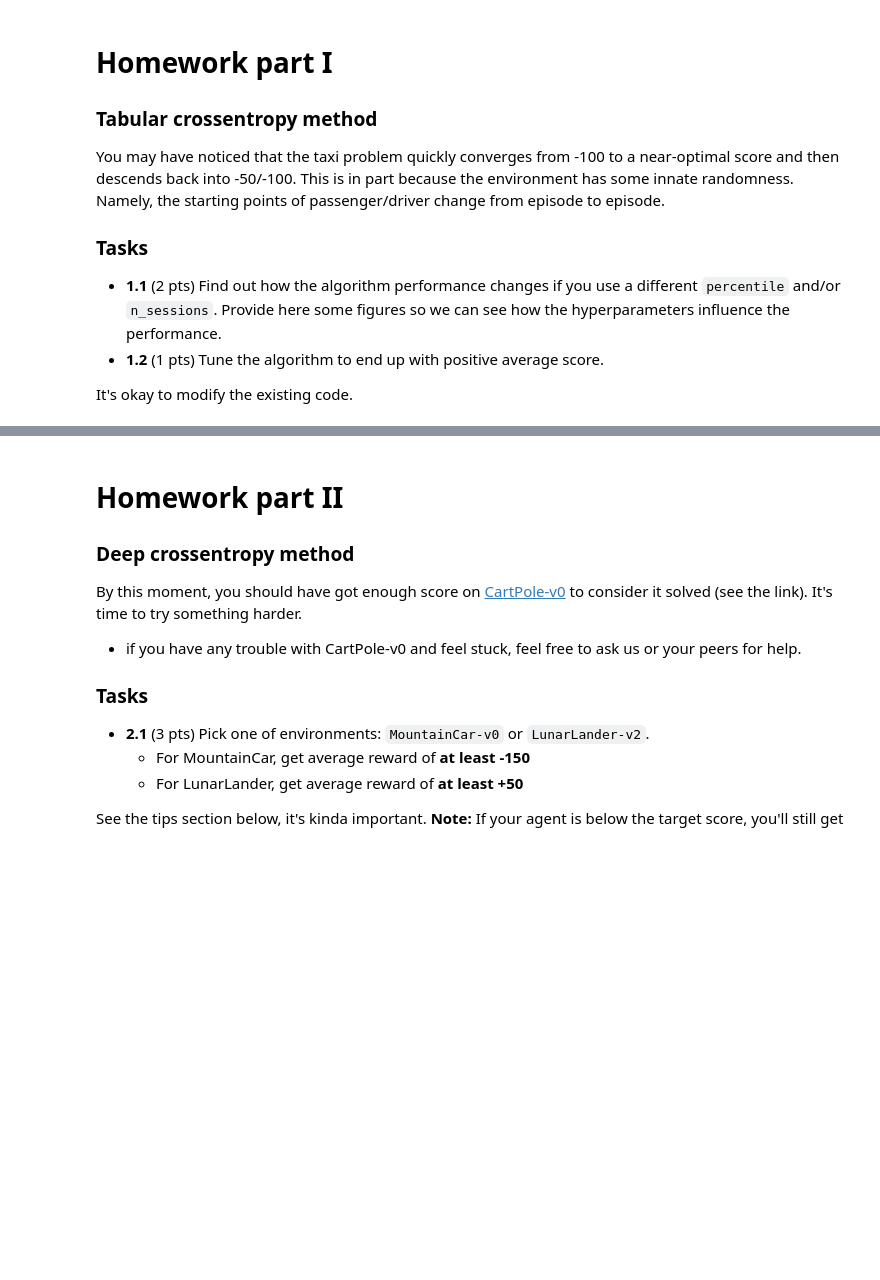
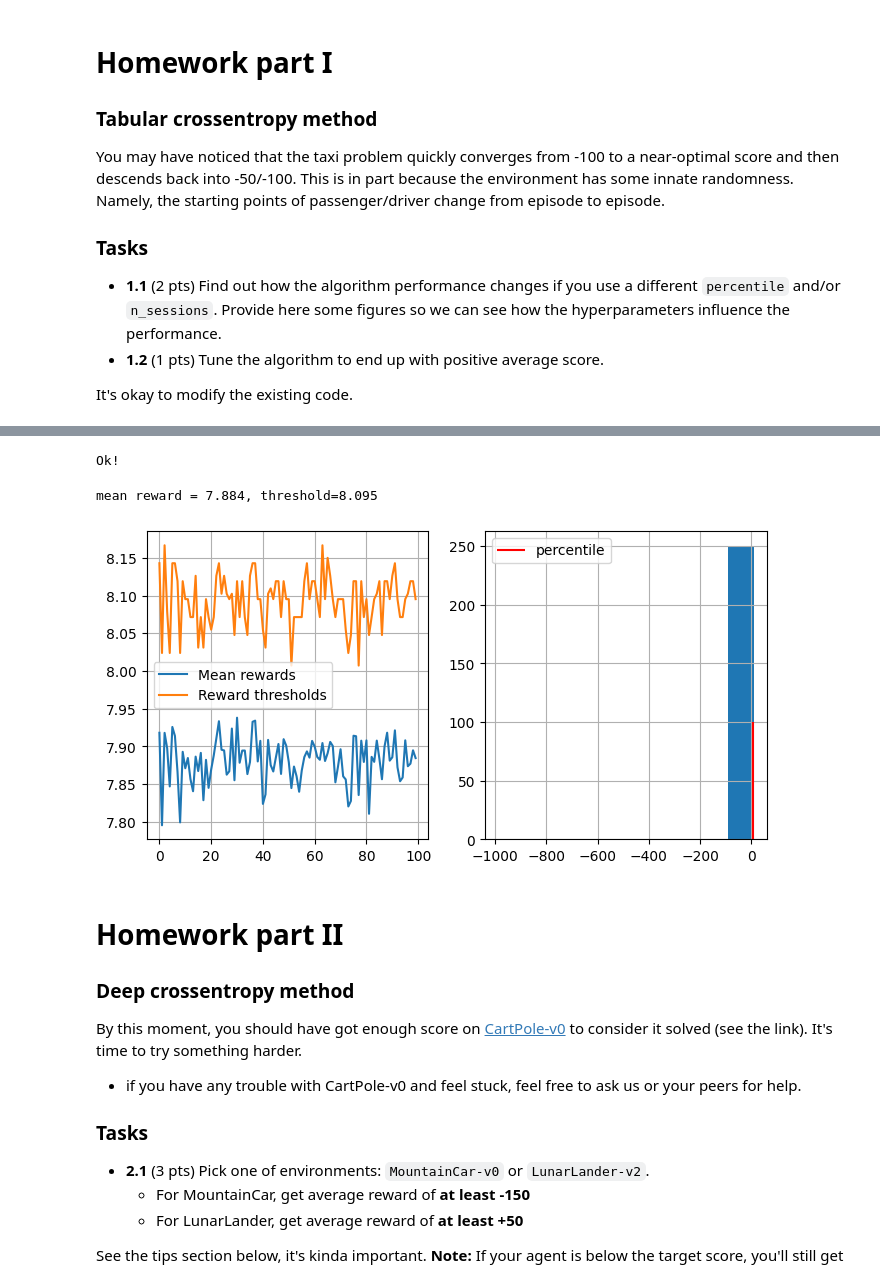
Before and after one commit to Skiftare/Practical_RL_shad, a Jupyter notebook: week01_intro/hw/hw_1.ipynb, the cells around one changed output, grey strips where cells are left out. Drawn from its saved outputs; the diff is of its cells as text; code cells hidden in the pictures; blank space fills up the shorter version.

```diff
--- a/week01_intro/hw/hw_1.ipynb
+++ b/week01_intro/hw/hw_1.ipynb
@@ -15,0 +36,11 @@ It's okay to modify the existing code.
+# %%
+def initialize_policy(n_states, n_actions):
+    policy = np.full((n_states, n_actions), 1 / n_actions)
+
+    return policy
+
+
+policy = initialize_policy(n_states, n_actions)
+assert type(policy) in (np.ndarray, np.matrix)
+assert np.allclose(policy, 1.0 / n_actions)
+assert np.allclose(np.sum(policy, axis=1), 1)
@@ -15,0 +76,5 @@ It's okay to modify the existing code.
+# %%
+s, a, r = generate_session(env, policy)
+assert type(s) == type(a) == list
+assert len(s) == len(a)
+assert type(r) in [float, np.float64]
@@ -15,0 +187,29 @@ It's okay to modify the existing code.
+# %%
+elite_states = [1, 2, 3, 4, 2, 0, 2, 3, 1]
+elite_actions = [0, 2, 4, 3, 2, 0, 1, 3, 3]
+
+new_policy = get_new_policy(elite_states, elite_actions)
+
+assert np.isfinite(
+    new_policy
+).all(), "Your new policy contains NaNs or +-inf. Make sure you don't divide by zero."
+assert np.all(
+    new_policy >= 0
+), "Your new policy can't have negative action probabilities"
+assert np.allclose(
+    new_policy.sum(axis=-1), 1
+), "Your new policy should be a valid probability distribution over actions"
+
+reference_answer = np.array(
+    [
+        [1.0, 0.0, 0.0, 0.0, 0.0],
+        [0.5, 0.0, 0.0, 0.5, 0.0],
+        [0.0, 0.33333333, 0.66666667, 0.0, 0.0],
+        [0.0, 0.0, 0.0, 0.5, 0.5],
+    ]
+)
+assert np.allclose(new_policy[:4, :5], reference_answer)
+
+print("Ok!")
+# %% [output]
+Ok!
@@ -16,3 +251,38 @@ It's okay to modify the existing code.
+# %%
+n_sessions = 250  # sample this many sessions
+n_rollouts = 42   # Сколько раз играем одной стратегией для усреднения результата
+percentile = 70  # discard this percentage of sessions with lowest rewards
+learning_rate = 0.5  # how quickly the policy is updated, on a scale from 0 to 1
+default_policy = initialize_policy(n_states, n_actions)
+log = []
+
+for i in range(100):
+    sessions = []
+    %time
+    for _ in range(n_sessions):
+        #я умру делать это генератором, поэтому написал честный список
+        rollouts = [generate_session(env, policy) for __ in range(n_rollouts)]
+        states_batch, actions_batch, rewards = zip(*rollouts)
+
+        mean_reward = np.mean(rewards)
+
+        all_states = [s for states_list in states_batch for s in states_list]
+        all_actions = [a for actions_list in actions_batch for a in actions_list]
+
+        sessions.append((all_states, all_actions, mean_reward))
+
+    states_batch, actions_batch, rewards_batch = zip(*sessions)
+
+    elite_states, elite_actions = select_elites(states_batch, actions_batch, rewards_batch, percentile)
+
+    new_policy = get_new_policy(elite_states, elite_actions)
+
+    policy = learning_rate * new_policy + (1 - learning_rate) * policy
+
+    show_progress(rewards_batch, log, percentile)
+# %% [output]
+mean reward = 7.884, threshold=8.095
+[figure, added]
 # %% [markdown]
 # Homework part II
 
```
Also changed, not shown: parts of 11 cells of this notebook, 2 other files.
